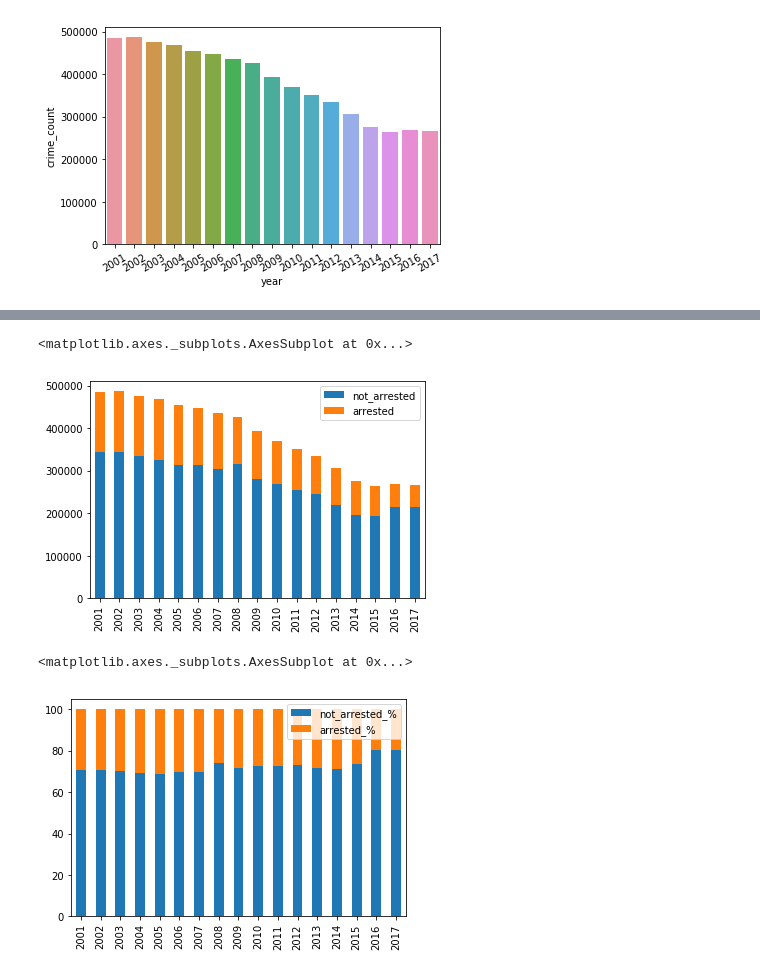
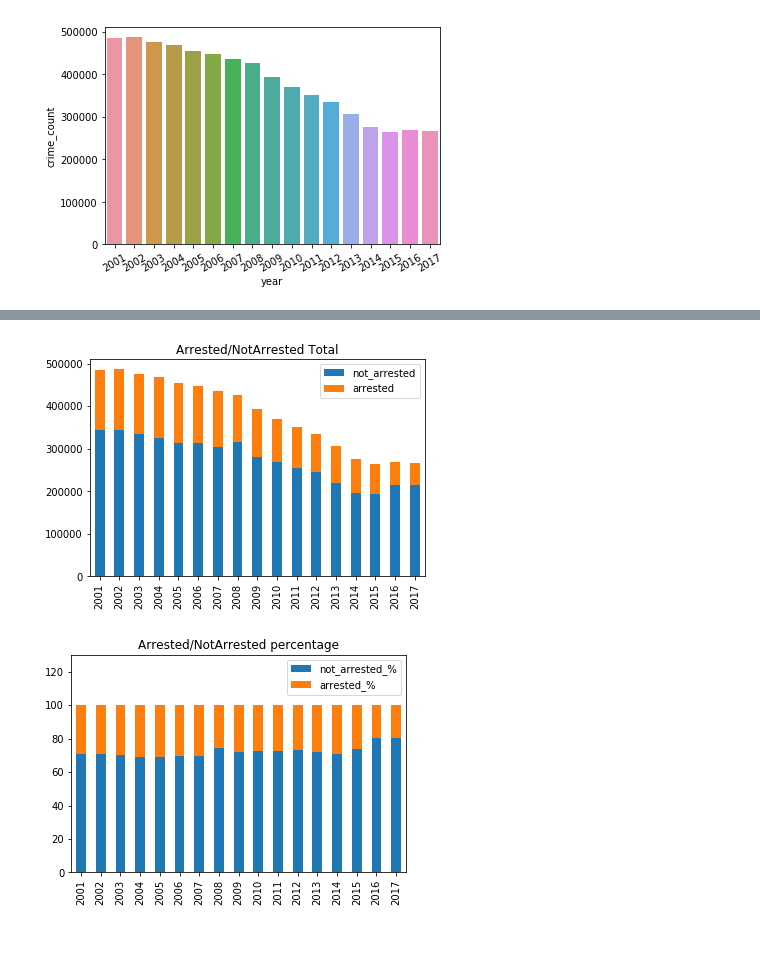
Before and after one commit to Srihari231092/CrimeDataAnalysis, a Jupyter notebook: CrimeDataAnalysis_Part_4.ipynb, the cells around one changed output, grey strips where cells are left out. Saved outputs shown, nothing was run; the diff lists cells and outputs as text; code cells hidden in the pictures; blank space fills up the shorter version.

```diff
--- a/CrimeDataAnalysis_Part_4.ipynb
+++ b/CrimeDataAnalysis_Part_4.ipynb
@@ -64,8 +63,9 @@ arrest_df.columns = ["not_arrested", "arrested"]
 # %%
-arrest_df.plot(kind='bar', stacked=True)
+g = arrest_df[["not_arrested", "arrested"]].plot(kind='bar',
+                                                 stacked=True,
+                                                 title="Arrested/NotArrested Total")
 # %% [output]
-<matplotlib.axes._subplots.AxesSubplot at 0x...>
-[figure, old version]
+[figure, new version]
 # %%
 # But was there a percentage change?
 arrest_df["not_arrested_%"] = arrest_df.apply(lambda row:
@@ -74,7 +74,8 @@ arrest_df["not_arrested_%"] = arrest_df.apply(lambda row:
                                               )
 arrest_df["arrested_%"] = arrest_df.apply(lambda row: 100-row["not_arrested_%"], axis=1)
 # %%
-arrest_df[["not_arrested_%", "arrested_%"]].plot(kind='bar', stacked=True)
+g = arrest_df[["not_arrested_%", "arrested_%"]].plot(kind='bar', stacked=True,
+                                                     title="Arrested/NotArrested percentage",
+                                                     ylim=[0, 130])
 # %% [output]
-<matplotlib.axes._subplots.AxesSubplot at 0x...>
-[figure, old version]
+[figure, new version]
```
Also changed, not shown: parts of 1 cell of this notebook.
